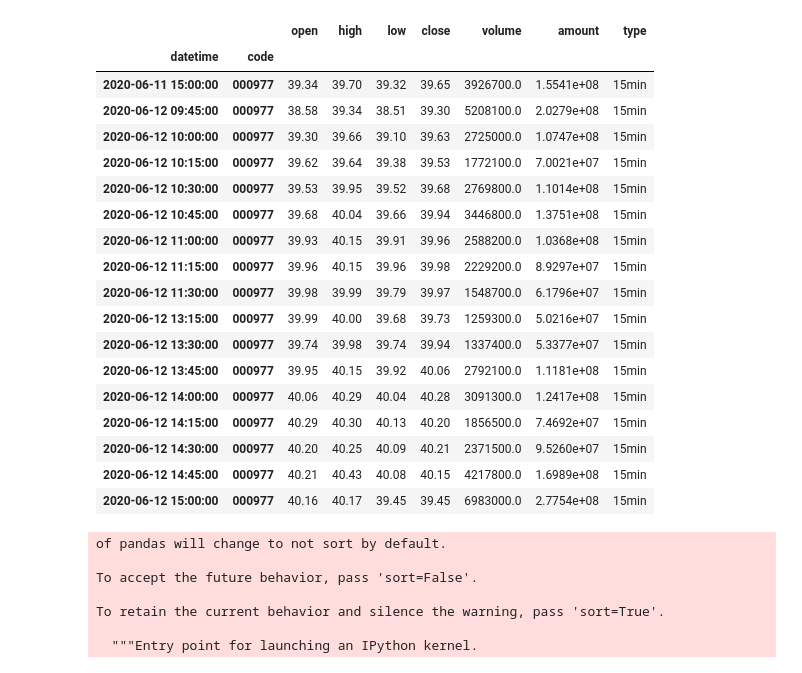
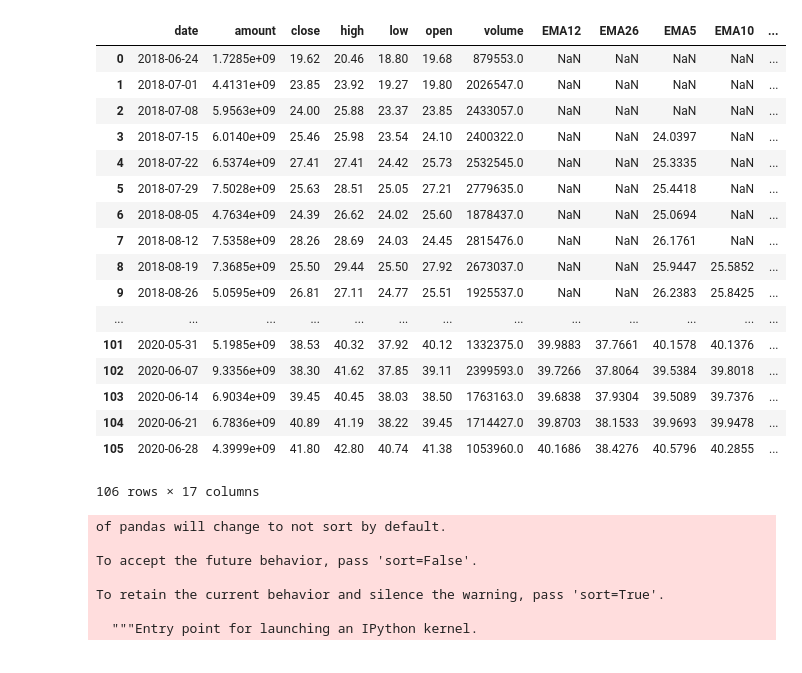
Before and after one commit to mildone/strategy, a Jupyter notebook: bt.ipynb, the cells around one changed output. Drawn from its saved outputs; the diff is of its cells as text; code cells hidden in the pictures.

```diff
--- a/bt.ipynb
+++ b/bt.ipynb
@@ -922,3 +1984,4 @@ if __name__=="__main__":
 # %%
-ms = QA.QA_fetch_stock_min_adv('000977','2020-06-18','2020-06-18',frequence='15min').data
+td=QA.QAFetch.QATdx.QA_fetch_get_stock_day('000977','2020-06-24','2020-06-24')
+td
 # %% [output]
@@ -927,3 +1991,2 @@ AttributeError: 'NoneType' object has no attribute 'data'
 # %%
-ms = QA.QA_fetch_stock_min_adv('000977','2019-06-18','2020-06-18',frequence='15min').data
-ms[-17:]
+sample = QA.QA_fetch_stock_day_adv('000977','2018-06-20','2020-06-23').data
@@ -976,26 +1993,33 @@ m15 = QA.QA_fetch_get_stock_min('tdx','000977','2020-06-15','2020-06-15',level='
-# %%
-msn = ms[-17:]
-msn
-# %% [output]
-|  |  | open | high | low | close | volume | amount | type |
-| datetime | code |  |  |  |  |  |  |  |
-| 2020-06-11 15:00:00 | 000977 | 39.34 | 39.70 | 39.32 | 39.65 | 3926700.0 | 1.5541e+08 | 15min |
-| 2020-06-12 09:45:00 | 000977 | 38.58 | 39.34 | 38.51 | 39.30 | 5208100.0 | 2.0279e+08 | 15min |
-| 2020-06-12 10:00:00 | 000977 | 39.30 | 39.66 | 39.10 | 39.63 | 2725000.0 | 1.0747e+08 | 15min |
-| 2020-06-12 10:15:00 | 000977 | 39.62 | 39.64 | 39.38 | 39.53 | 1772100.0 | 7.0021e+07 | 15min |
-| 2020-06-12 10:30:00 | 000977 | 39.53 | 39.95 | 39.52 | 39.68 | 2769800.0 | 1.1014e+08 | 15min |
-| 2020-06-12 10:45:00 | 000977 | 39.68 | 40.04 | 39.66 | 39.94 | 3446800.0 | 1.3751e+08 | 15min |
-| 2020-06-12 11:00:00 | 000977 | 39.93 | 40.15 | 39.91 | 39.96 | 2588200.0 | 1.0368e+08 | 15min |
-| 2020-06-12 11:15:00 | 000977 | 39.96 | 40.15 | 39.96 | 39.98 | 2229200.0 | 8.9297e+07 | 15min |
-| 2020-06-12 11:30:00 | 000977 | 39.98 | 39.99 | 39.79 | 39.97 | 1548700.0 | 6.1796e+07 | 15min |
-| 2020-06-12 13:15:00 | 000977 | 39.99 | 40.00 | 39.68 | 39.73 | 1259300.0 | 5.0216e+07 | 15min |
-| 2020-06-12 13:30:00 | 000977 | 39.74 | 39.98 | 39.74 | 39.94 | 1337400.0 | 5.3377e+07 | 15min |
-| 2020-06-12 13:45:00 | 000977 | 39.95 | 40.15 | 39.92 | 40.06 | 2792100.0 | 1.1181e+08 | 15min |
-| 2020-06-12 14:00:00 | 000977 | 40.06 | 40.29 | 40.04 | 40.28 | 3091300.0 | 1.2417e+08 | 15min |
-| 2020-06-12 14:15:00 | 000977 | 40.29 | 40.30 | 40.13 | 40.20 | 1856500.0 | 7.4692e+07 | 15min |
-| 2020-06-12 14:30:00 | 000977 | 40.20 | 40.25 | 40.09 | 40.21 | 2371500.0 | 9.5260e+07 | 15min |
-| 2020-06-12 14:45:00 | 000977 | 40.21 | 40.43 | 40.08 | 40.15 | 4217800.0 | 1.6989e+08 | 15min |
-| 2020-06-12 15:00:00 | 000977 | 40.16 | 40.17 | 39.45 | 39.45 | 6983000.0 | 2.7754e+08 | 15min |
+# %%
+td.set_index(['date','code'],inplace=True)
+td.drop(['date_stamp'], axis=1, inplace=True)
+td.rename(columns={'vol': 'volume'}, inplace=True)
+sample = pd.concat([td, sample], axis=0,sort=True)
+sample.sort_index(inplace=True,level='date')
+# %%
+import quant.weekTrend as wt
+wd = wt.wds(sample)
+wd = wt.weektrend(wd)
+wd
+# %% [output]
+|  | date | amount | close | high | low | open | volume | EMA12 | EMA26 | EMA5 | EMA10 | ... |
+| 0 | 2018-06-24 | 1.7285e+09 | 19.62 | 20.46 | 18.80 | 19.68 | 879553.0 | NaN | NaN | NaN | NaN | ... |
+| 1 | 2018-07-01 | 4.4131e+09 | 23.85 | 23.92 | 19.27 | 19.80 | 2026547.0 | NaN | NaN | NaN | NaN | ... |
+| 2 | 2018-07-08 | 5.9563e+09 | 24.00 | 25.88 | 23.37 | 23.85 | 2433057.0 | NaN | NaN | NaN | NaN | ... |
+| 3 | 2018-07-15 | 6.0140e+09 | 25.46 | 25.98 | 23.54 | 24.10 | 2400322.0 | NaN | NaN | 24.0397 | NaN | ... |
+| 4 | 2018-07-22 | 6.5374e+09 | 27.41 | 27.41 | 24.42 | 25.73 | 2532545.0 | NaN | NaN | 25.3335 | NaN | ... |
+| 5 | 2018-07-29 | 7.5028e+09 | 25.63 | 28.51 | 25.05 | 27.21 | 2779635.0 | NaN | NaN | 25.4418 | NaN | ... |
+| 6 | 2018-08-05 | 4.7634e+09 | 24.39 | 26.62 | 24.02 | 25.60 | 1878437.0 | NaN | NaN | 25.0694 | NaN | ... |
+| 7 | 2018-08-12 | 7.5358e+09 | 28.26 | 28.69 | 24.03 | 24.45 | 2815476.0 | NaN | NaN | 26.1761 | NaN | ... |
+| 8 | 2018-08-19 | 7.3685e+09 | 25.50 | 29.44 | 25.50 | 27.92 | 2673037.0 | NaN | NaN | 25.9447 | 25.5852 | ... |
+| 9 | 2018-08-26 | 5.0595e+09 | 26.81 | 27.11 | 24.77 | 25.51 | 1925537.0 | NaN | NaN | 26.2383 | 25.8425 | ... |
+| ... | ... | ... | ... | ... | ... | ... | ... | ... | ... | ... | ... | ... |
+| 101 | 2020-05-31 | 5.1985e+09 | 38.53 | 40.32 | 37.92 | 40.12 | 1332375.0 | 39.9883 | 37.7661 | 40.1578 | 40.1376 | ... |
+| 102 | 2020-06-07 | 9.3356e+09 | 38.30 | 41.62 | 37.85 | 39.11 | 2399593.0 | 39.7266 | 37.8064 | 39.5384 | 39.8018 | ... |
+| 103 | 2020-06-14 | 6.9034e+09 | 39.45 | 40.45 | 38.03 | 38.50 | 1763163.0 | 39.6838 | 37.9304 | 39.5089 | 39.7376 | ... |
+| 104 | 2020-06-21 | 6.7836e+09 | 40.89 | 41.19 | 38.22 | 39.45 | 1714427.0 | 39.8703 | 38.1533 | 39.9693 | 39.9478 | ... |
+| 105 | 2020-06-28 | 4.3999e+09 | 41.80 | 42.80 | 40.74 | 41.38 | 1053960.0 | 40.1686 | 38.4276 | 40.5796 | 40.2855 | ... |
+106 rows × 17 columns
 # %%
 m15.drop(['date','date_stamp','time_stamp'],axis=1,inplace=True)
 # %%
```
Also changed, not shown: parts of 17 cells of this notebook, 36 other files.
